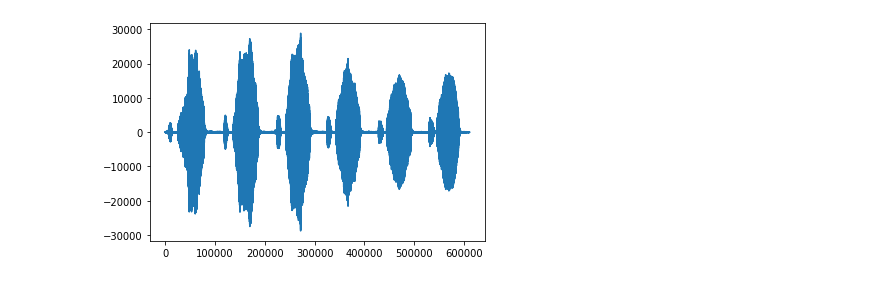
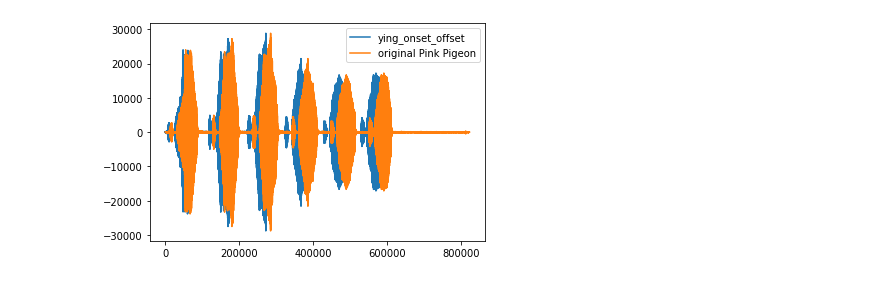
Before and after one commit to yingxu123/ForestOGram, a Jupyter notebook: python/ViewSegments.ipynb, the cells around one changed output. Cells and saved outputs as stored; diff of their text form; code cells hidden in the pictures.

```diff
--- a/python/ViewSegments.ipynb
+++ b/python/ViewSegments.ipynb
@@ -14,7 +10,4 @@ plt.show()
 # %%
 all_segs = []
 for seg in segments:
-    fig = plt.figure()
-    plt.plot(seg)
-    plt.show()
     all_segs.extend(seg)
@@ -28,6 +14,8 @@ for seg in segments:
-# %%
-fig = plt.figure()
-plt.plot(all_segs)
-plt.show()
-# %% [output]
-[figure, removed]
+# %%
+fig = plt.figure()
+plt.plot(all_segs,label="ying_onset_offset")
+plt.plot(num_a,label="original Pink Pigeon")
+plt.legend()
+plt.show()
+# %% [output]
+[figure, added]
```
Also changed, not shown: parts of 3 cells of this notebook, 1 other file.
